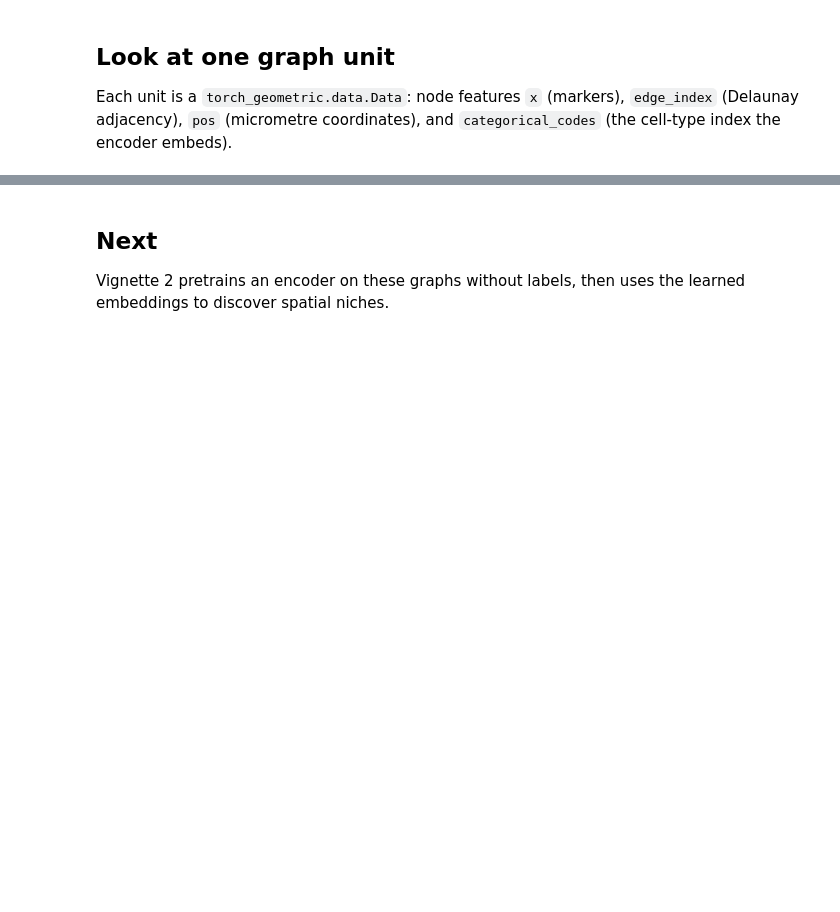
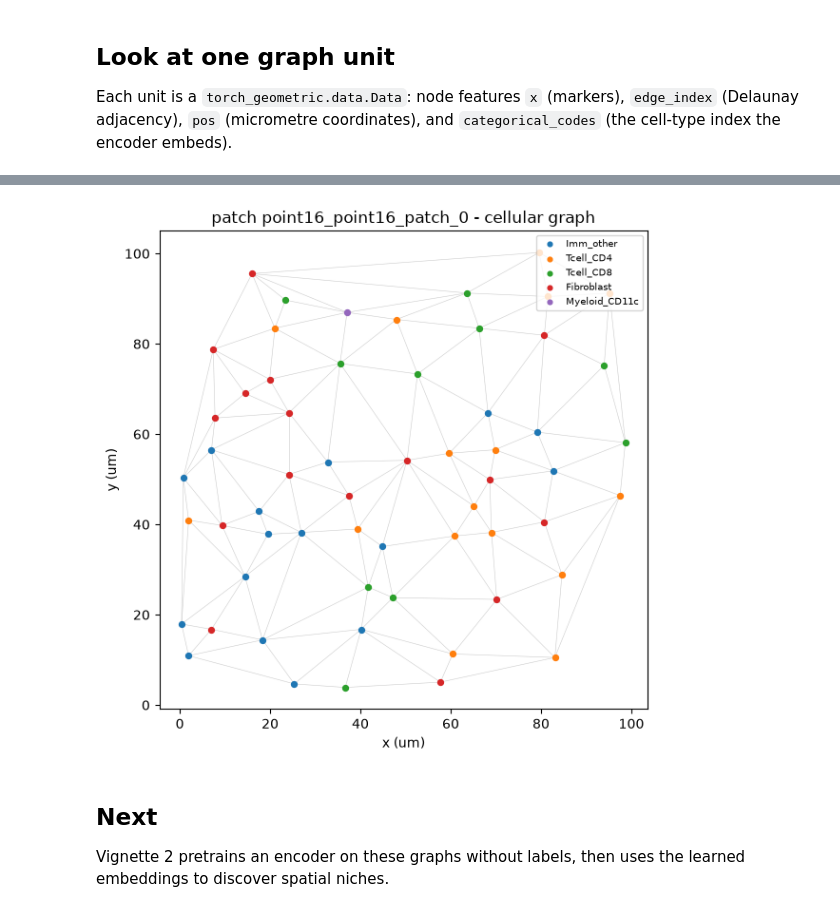
Before and after one commit to BoevaLab/grass-mil, a Jupyter notebook: vignettes/01_anndata_to_spatial_graphs.ipynb, the cells around one changed output, grey strips where cells are left out. Cells and saved outputs as stored; diff of their text form; code cells hidden in the pictures; blank space fills up the shorter version.

```diff
--- a/vignettes/01_anndata_to_spatial_graphs.ipynb
+++ b/vignettes/01_anndata_to_spatial_graphs.ipynb
@@ -186,23 +234,31 @@ print("pos  : extent", g.pos.min(0).values.tolist(), "to", g.pos.max(0).values.t
 # %%
 import matplotlib.pyplot as plt
 
 inv = {v: k for k, v in meta["label_maps"]["cell_type"].items()}
 codes = g.categorical_codes[:, 0].numpy()
 pos = g.pos.numpy()
 
 fig, ax = plt.subplots(figsize=(6, 6))
+# Draw every edge: this is a Delaunay triangulation, and subsampling the
+# edges would make it look like something else. edge_index stores both
+# directions, so keep one per pair.
+from matplotlib.collections import LineCollection
+
 src, dst = g.edge_index.numpy()
-for s, d in zip(src[::3], dst[::3]):  # subsample edges for clarity
-    ax.plot(pos[[s, d], 0], pos[[s, d], 1], lw=0.3, color="0.8", zorder=1)
+keep = src < dst
+segments = [[pos[s], pos[d]] for s, d in zip(src[keep], dst[keep])]
+ax.add_collection(LineCollection(segments, linewidths=0.4, colors="0.8", zorder=1))
 for c in np.unique(codes):
     m = codes == c
     ax.scatter(pos[m, 0], pos[m, 1], s=18, label=inv[int(c)], zorder=2)
 ax.set_xlabel("x (um)")
 ax.set_ylabel("y (um)")
 ax.set_title(f"patch {sample_entry['patch_id']} - cellular graph")
 ax.legend(fontsize=7, markerscale=0.8, loc="upper right")
 ax.set_aspect("equal")
 plt.tight_layout()
+# %% [output]
+[figure, added]
 # %% [markdown]
 ## Next
 
```
Also changed, not shown: parts of 6 cells of this notebook, 8 other files.
